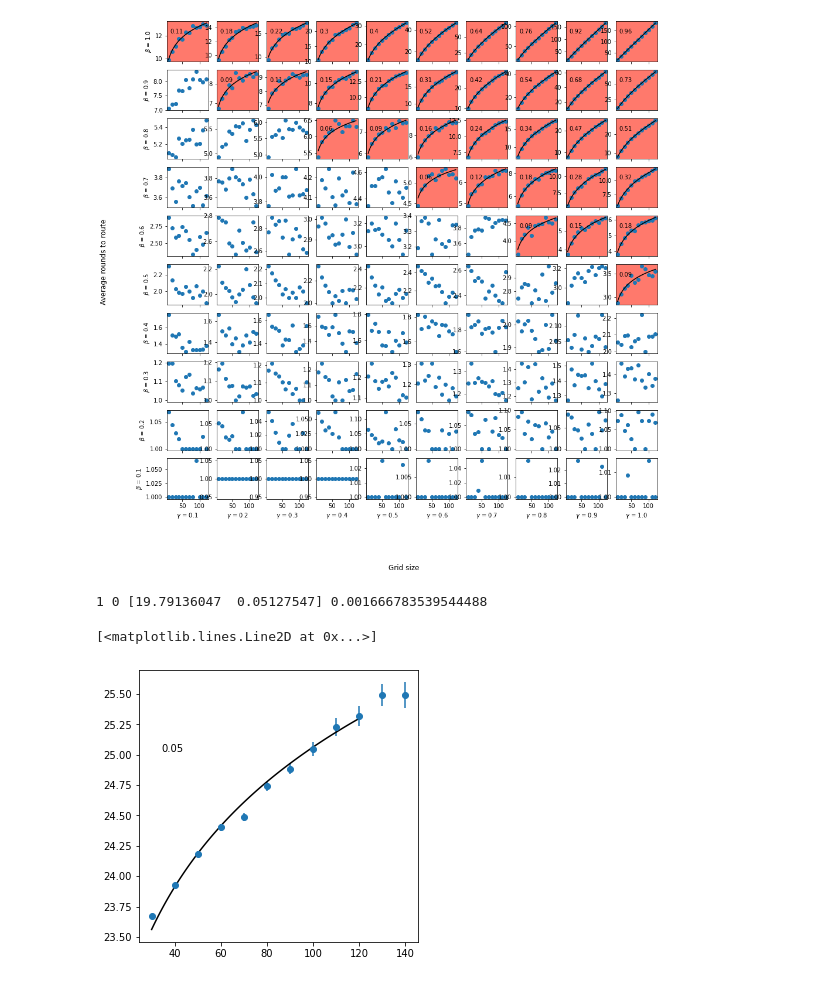
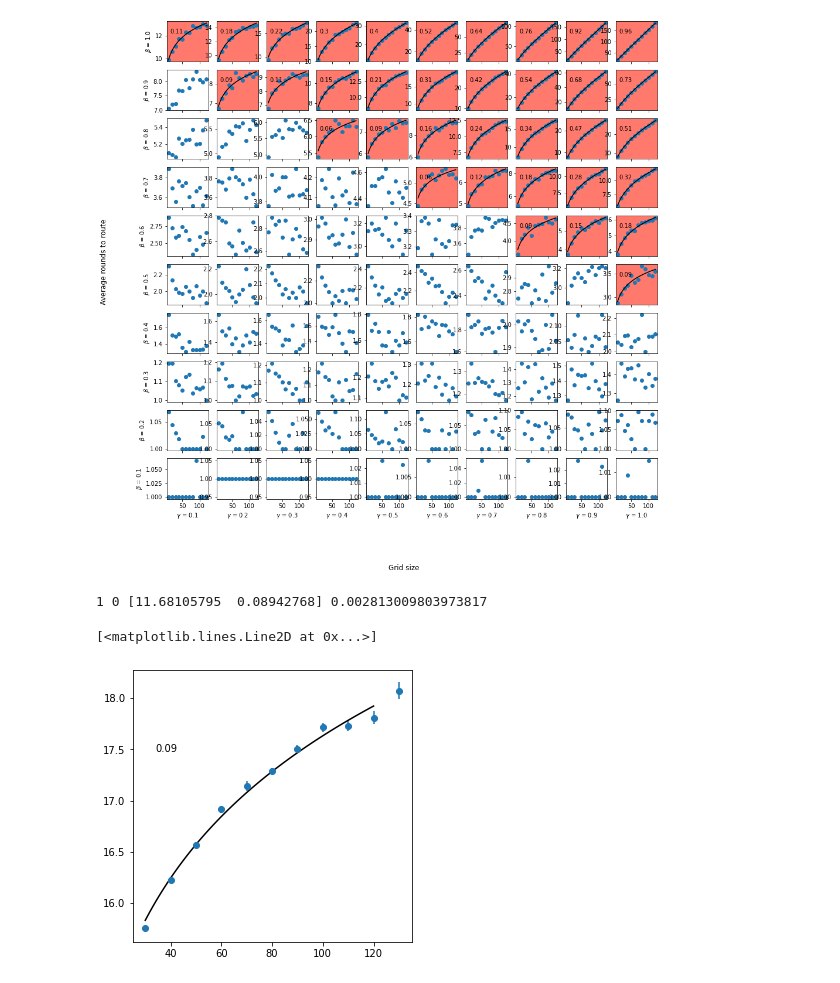
Before and after one commit to noahberthusen/qecc_routing, a Jupyter notebook: src_py/plot.ipynb, the cells around one changed output. Cells and saved outputs as stored; diff of their text form; code cells hidden in the pictures.

```diff
--- a/src_py/plot.ipynb
+++ b/src_py/plot.ipynb
@@ -63,23 +63,23 @@ fig.supylabel('Average rounds to route')
 Text(0.02, 0.5, 'Average rounds to route')
 [figure]
 # %%
-df = pd.read_csv("../results/k_9/independent_local.res")
+df = pd.read_csv("../results/k_5/independent_local.res")
 df["std_err"] = np.sqrt(df["variance"]) / np.sqrt(df["no_test"])
 df.head()
 
 fig, ax = plt.subplots(1, 1, figsize=(5, 5))
 ax.errorbar(df['m'], df['mean'], df["std_err"], fmt="o")
 
 def fun(x, c, e):
     return c*x**e
 
 popt, pcov = curve_fit(fun, df['m'], df['mean'], sigma=np.sqrt(df["variance"]))
 ax.text(0.08, 0.7, round(popt[1], 2), transform=ax.transAxes)
 print("1", "0", popt, np.sqrt(np.diag(pcov))[1])
 xx = np.linspace(30, 120, 100)
 yy = fun(xx, *popt)
 ax.plot(xx, yy, c='k')
 # %% [output]
-1 0 [19.79136047  0.05127547] 0.001666783539544488
+1 0 [11.68105795  0.08942768] 0.002813009803973817
 [<matplotlib.lines.Line2D at 0x...>]
-[figure, old version]
+[figure, new version]
```
Also changed, not shown: 20 other files.
